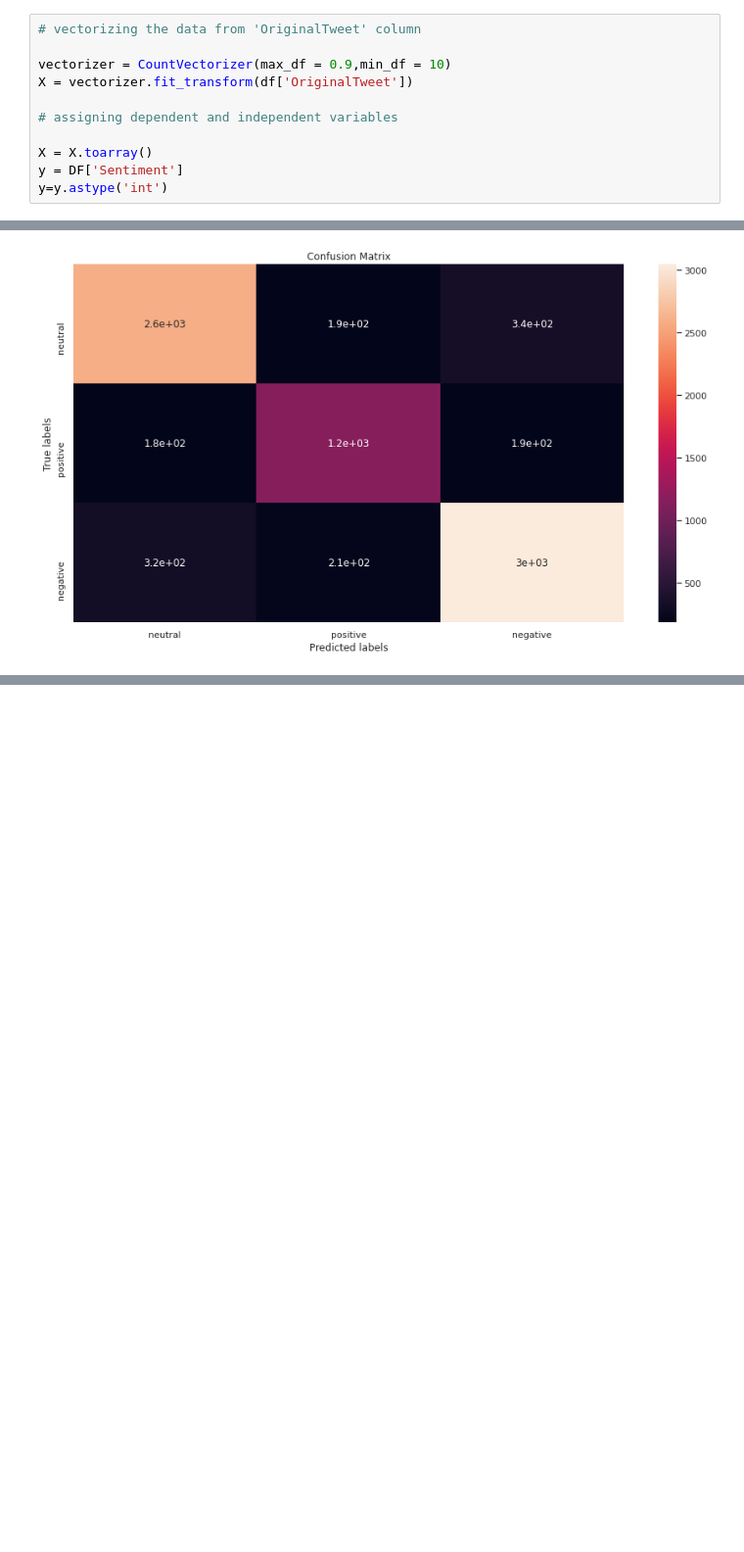
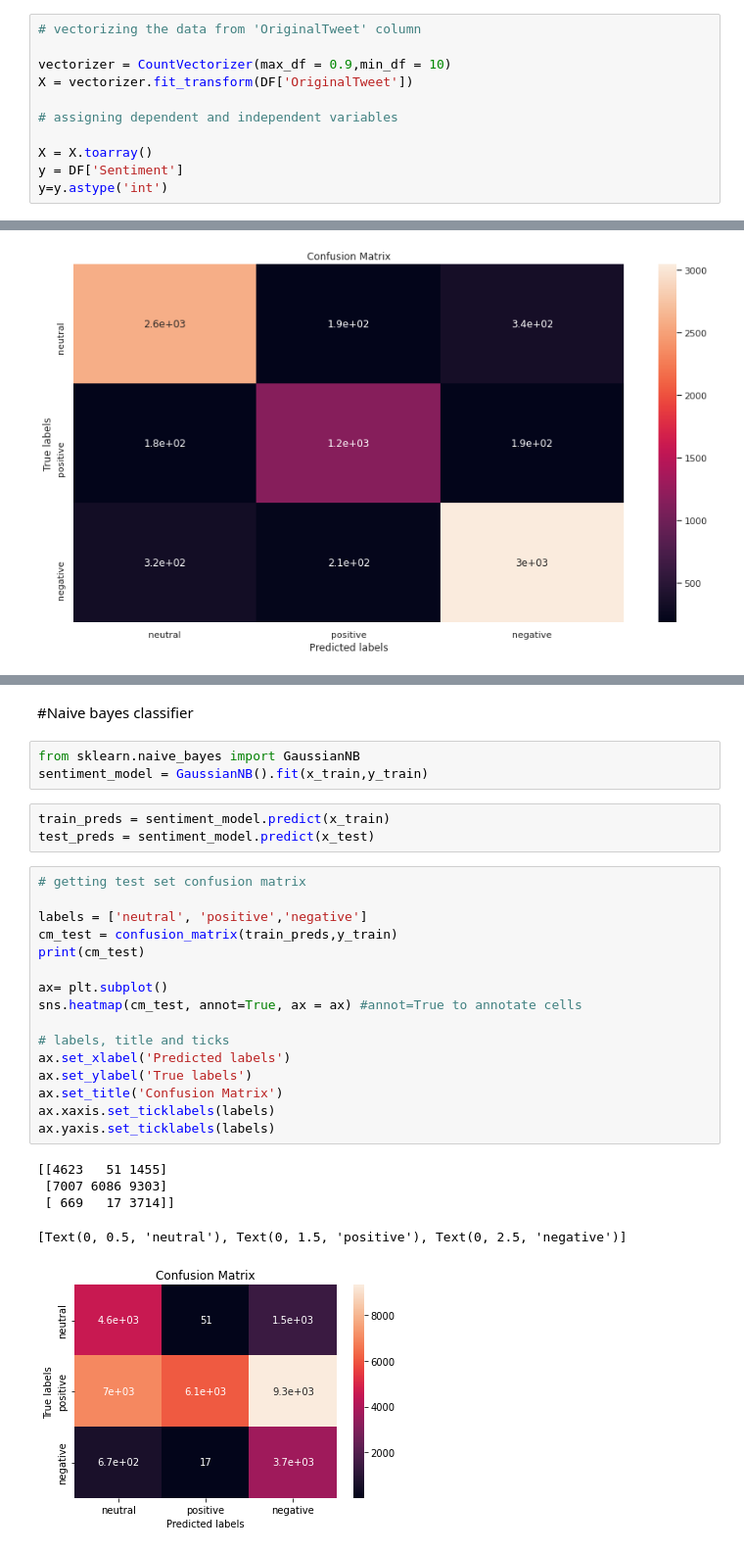
Before and after one commit to arifuddinatif/Coronavirus-Tweet-Sentiment-Analysis, a Jupyter notebook: Copy_of_Coronavirus_Tweet_Sentiment_Analysis_Capstone_Project_3.ipynb, the cells around one changed output, grey strips where cells are left out. Shown at 98% size. Saved outputs shown, nothing was run; the diff lists cells and outputs as text; blank space fills up the shorter version.

```diff
--- a/Copy_of_Coronavirus_Tweet_Sentiment_Analysis_Capstone_Project_3.ipynb
+++ b/Copy_of_Coronavirus_Tweet_Sentiment_Analysis_Capstone_Project_3.ipynb
@@ -653,7 +663,7 @@ DF['OriginalTweet'] = DF['OriginalTweet'].apply(stemming)
 # vectorizing the data from 'OriginalTweet' column
 
 vectorizer = CountVectorizer(max_df = 0.9,min_df = 10)
-X = vectorizer.fit_transform(df['OriginalTweet'])
+X = vectorizer.fit_transform(DF['OriginalTweet'])
 
 # assigning dependent and independent variables
 
@@ -787,0 +798,30 @@ weighted avg       0.82      0.83      0.83      8232
+# %% [markdown]
+#Naive bayes classifier
+# %%
+from sklearn.naive_bayes import GaussianNB
+sentiment_model = GaussianNB().fit(x_train,y_train)
+# %%
+train_preds = sentiment_model.predict(x_train)
+test_preds = sentiment_model.predict(x_test)
+# %%
+# getting test set confusion matrix
+
+labels = ['neutral', 'positive','negative']
+cm_test = confusion_matrix(train_preds,y_train)
+print(cm_test)
+
+ax= plt.subplot()
+sns.heatmap(cm_test, annot=True, ax = ax) #annot=True to annotate cells
+
+# labels, title and ticks
+ax.set_xlabel('Predicted labels')
+ax.set_ylabel('True labels')
+ax.set_title('Confusion Matrix')
+ax.xaxis.set_ticklabels(labels)
+ax.yaxis.set_ticklabels(labels)
+# %% [output]
+[[4623   51 1455]
+ [7007 6086 9303]
+ [ 669   17 3714]]
+[Text(0, 0.5, 'neutral'), Text(0, 1.5, 'positive'), Text(0, 2.5, 'negative')]
+[figure, added]
```
Also changed, not shown: parts of 12 cells of this notebook.
